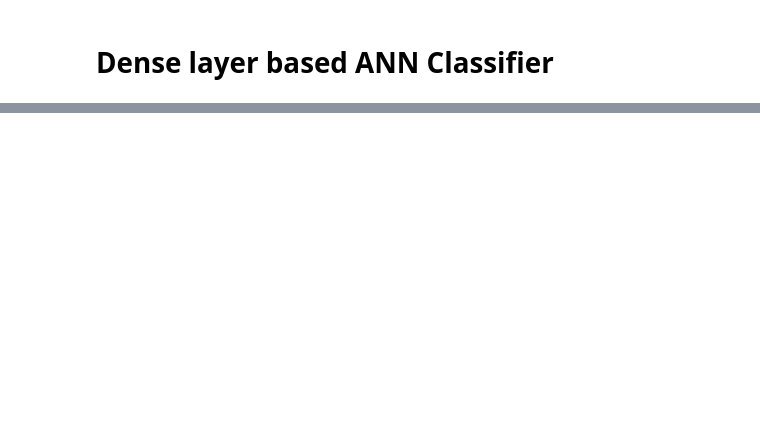
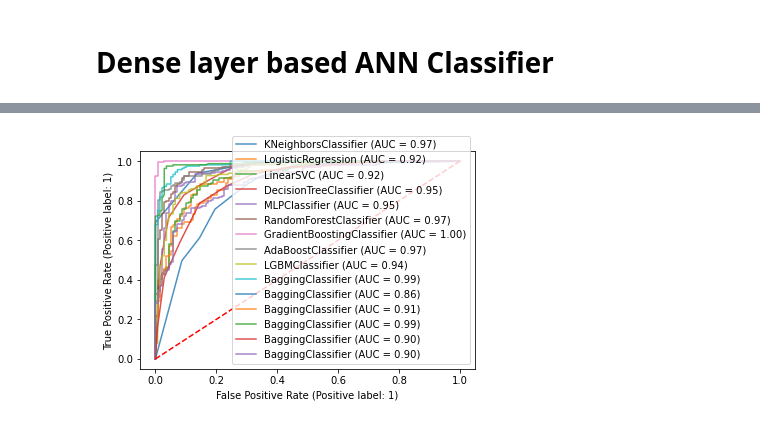
Before and after one commit to YouWeiChenPython/IMLP, a Jupyter notebook: Final Project/Heart attack predict.ipynb, the cells around one changed output, grey strips where cells are left out. Drawn from its saved outputs; the diff is of its cells as text; code cells hidden in the pictures; blank space fills up the shorter version.

```diff
--- a/Final Project/Heart attack predict.ipynb
+++ b/Final Project/Heart attack predict.ipynb
@@ -444,7 +424,7 @@ Testing Accuracy 0.803
 import lightgbm
 from lightgbm import LGBMClassifier
 lgbm = LGBMClassifier(max_depth=1,learning_rate=0.1,reg_alpha=0.05,reg_lambda=0.01)
-lgbm.fit(x_train_scaled, y_train)
-print("Training Accuracy {:.3f}".format(lgbm.score(x_train_scaled,y_train)))
-print("Testing Accuracy {:.3f}".format(lgbm.score(x_test_scaled,y_test)))
+lgbm.fit(x_train, y_train)
+print("Training Accuracy {:.3f}".format(lgbm.score(x_train,y_train)))
+print("Testing Accuracy {:.3f}".format(lgbm.score(x_test,y_test)))
 # %% [output]
@@ -451,0 +433,2 @@ ImportError: cannot import name 'DataFrame' from 'lightgbm.compat' (/Users/youwe
+# %%
+Each_model_dict['LightGBM'] = lgbm
@@ -451,0 +437,13 @@ ImportError: cannot import name 'DataFrame' from 'lightgbm.compat' (/Users/youwe
+# %%
+from sklearn.ensemble import BaggingClassifier
+from sklearn.naive_bayes import GaussianNB
+Ensemble_base_dict = {'DecisionTreeClassifier':DecisionTreeClassifier(), 'LinearSVC':LinearSVC(), 'GaussianNB':GaussianNB()}
+# %%
+for clf in Ensemble_base_dict:
+    bagging=BaggingClassifier(base_estimator=Ensemble_base_dict[clf],n_estimators=10,
+                          bootstrap=True,bootstrap_features=True,max_features=3,max_samples=0.7)
+    bagging.fit(x_train, y_train)
+    print('Bagging Model :', clf)
+    print("Training Accuracy {:.3f}".format(bagging.score(x_train,y_train)))
+    print("Testing Accuracy {:.3f}\n".format(bagging.score(x_test,y_test)))
+    Each_model_dict[f'En_bagging({clf})'] = bagging
@@ -456,0 +479,12 @@ import tensorflow as tf
+# %%
+from sklearn.metrics import plot_roc_curve, roc_curve, roc_auc_score, auc
+
+for name in Each_model_dict:
+    Each_model_dict[name].fit(X_scaled, Y_data)
+    ax = plt.gca()
+    plt.plot(ax=ax, alpha=0.8)
+    plot_roc_curve(Each_model_dict[name], X_scaled, Y_data, ax=ax, alpha=0.8)
+plt.plot([0, 1], [0, 1],'r--',label ='AUC = 0.50')
+plt.show()
+# %% [output]
+[figure, added]
```
Also changed, not shown: parts of 39 cells of this notebook, 5 other files.
